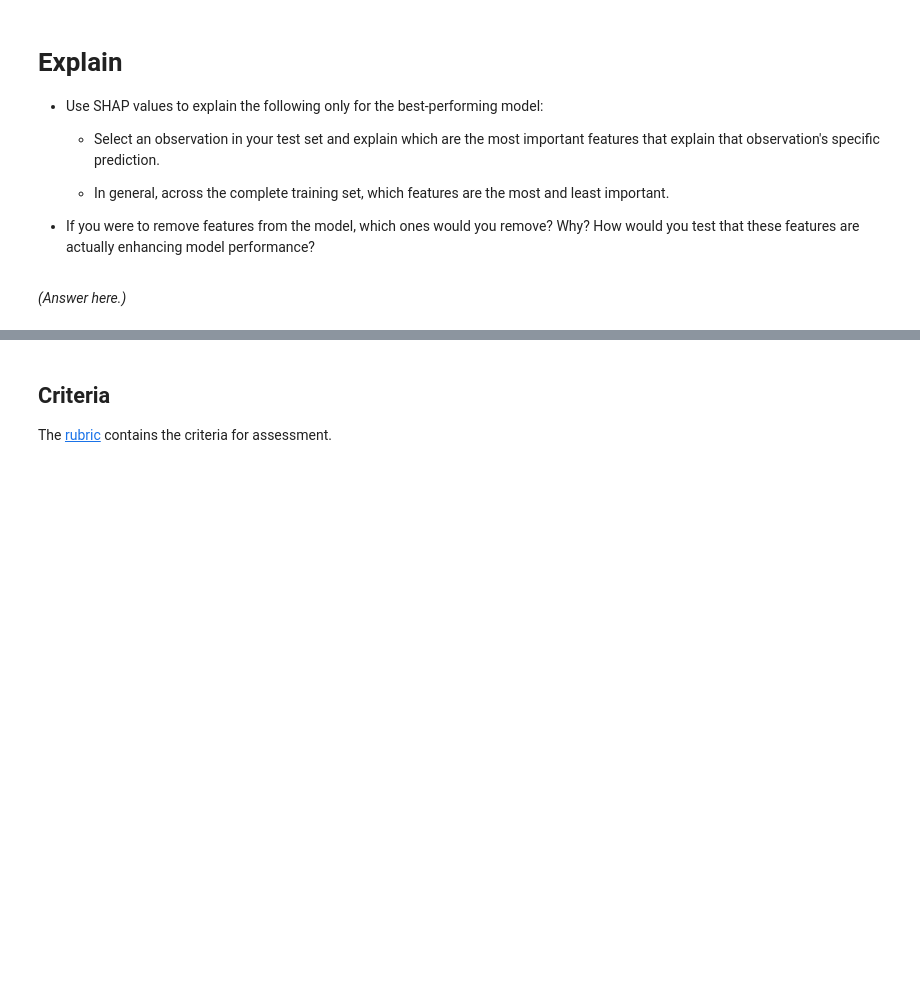
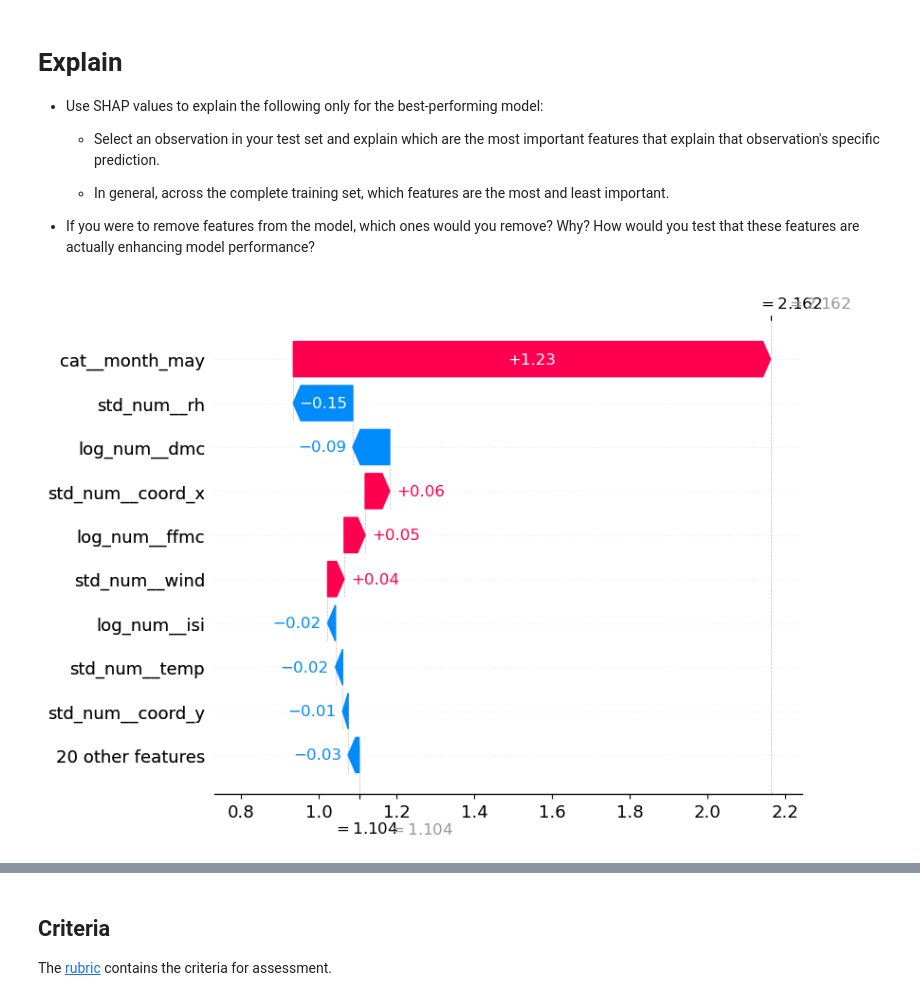
Before and after one commit to shthapa/production, a Jupyter notebook: 02_activities/assignments/assignment_2.ipynb, the cells around one changed output, grey strips where cells are left out. Drawn from its saved outputs; the diff is of its cells as text; code cells hidden in the pictures; blank space fills up the shorter version.

Commit message:
Updated the explain part.

```diff
--- a/02_activities/assignments/assignment_2.ipynb
+++ b/02_activities/assignments/assignment_2.ipynb
@@ -400,2 +373,27 @@ shap.plots.beeswarm(shap_values)
-# %% [markdown]
-*(Answer here.)*
+# %%
+import shap
+
+# Extract components
+best_pipeline = grid_D.best_estimator_
+preprocessor = best_pipeline.named_steps['preprocessing']
+regressor = best_pipeline.named_steps['regressor']
+
+# Transform test data
+X_test_transformed = preprocessor.transform(X_test)
+feature_names = preprocessor.get_feature_names_out()
+
+# Use TreeExplainer for Gradient Boosting
+explainer = shap.TreeExplainer(regressor)
+shap_values = explainer.shap_values(X_test_transformed)
+# %%
+# Choose an observation to explain (e.g., index 0)
+instance_index = 0
+
+# Pick the first element of expected_value and shap_values
+shap.plots._waterfall.waterfall_legacy(
+    explainer.expected_value[0],         # Fix here
+    shap_values[instance_index],         # Or shap_values[0]
+    feature_names=feature_names
+)
+# %% [output]
+[figure, added]
```
Also changed, not shown: parts of 5 cells of this notebook.
